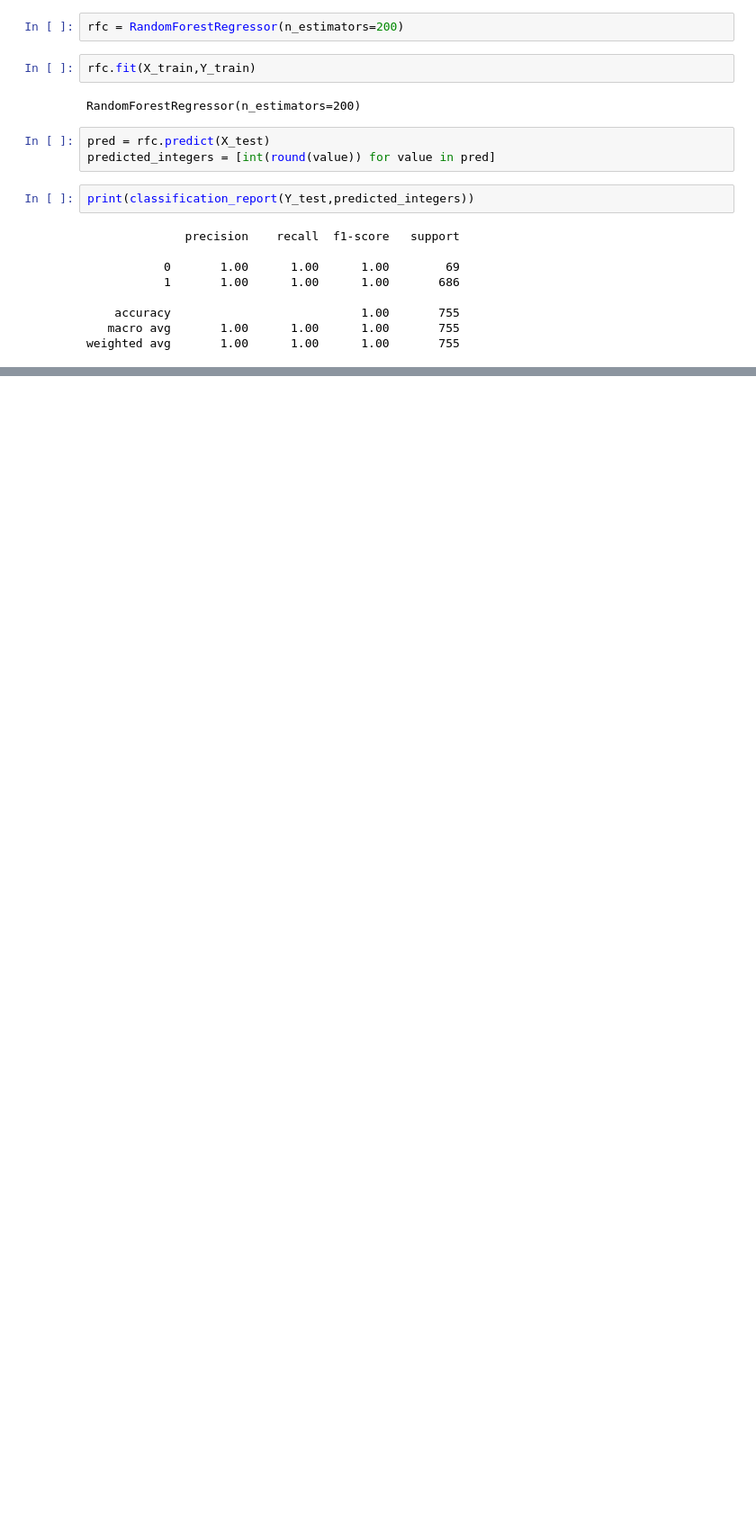
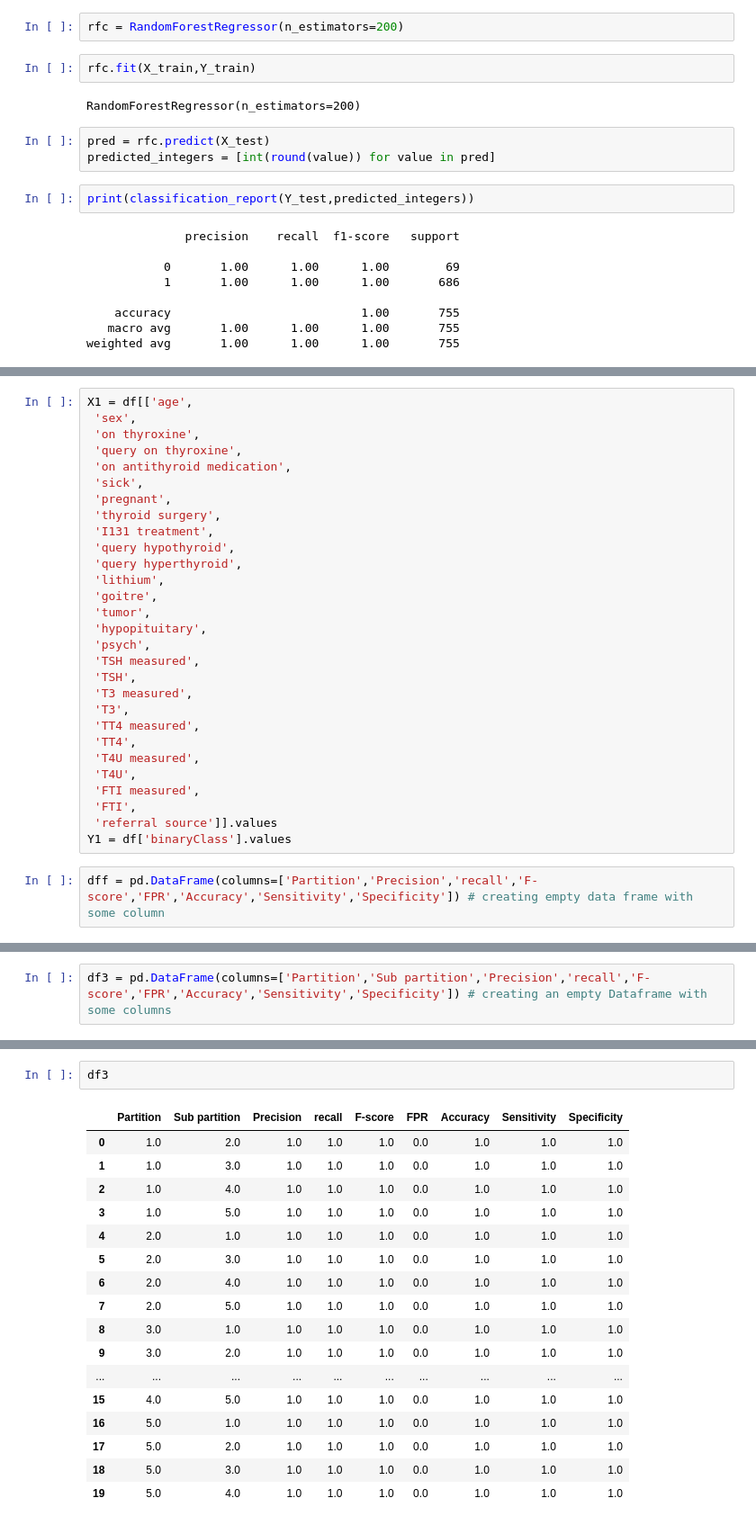
Before and after one commit to AnukulSri/DS_ML, a Jupyter notebook: Thyriod_prediction/hypothyroid.ipynb, the cells around one changed output, grey strips where cells are left out. Shown at 90% size. Cells and saved outputs as stored; diff of their text form; blank space fills up the shorter version.

```diff
--- a/Thyriod_prediction/hypothyroid.ipynb
+++ b/Thyriod_prediction/hypothyroid.ipynb
@@ -1125,0 +824,31 @@ weighted avg       1.00      1.00      1.00       840
+# %%
+X1 = df[['age',
+ 'sex',
+ 'on thyroxine',
+ 'query on thyroxine',
+ 'on antithyroid medication',
+ 'sick',
+ 'pregnant',
+ 'thyroid surgery',
+ 'I131 treatment',
+ 'query hypothyroid',
+ 'query hyperthyroid',
+ 'lithium',
+ 'goitre',
+ 'tumor',
+ 'hypopituitary',
+ 'psych',
+ 'TSH measured',
+ 'TSH',
+ 'T3 measured',
+ 'T3',
+ 'TT4 measured',
+ 'TT4',
+ 'T4U measured',
+ 'T4U',
+ 'FTI measured',
+ 'FTI',
+ 'referral source']].values
+Y1 = df['binaryClass'].values
+# %%
+dff = pd.DataFrame(columns=['Partition','Precision','recall','F-score','FPR','Accuracy','Sensitivity','Specificity']) # creating empty data frame with some column
@@ -1125,0 +964,2 @@ weighted avg       1.00      1.00      1.00       840
+# %%
+df3 = pd.DataFrame(columns=['Partition','Sub partition','Precision','recall','F-score','FPR','Accuracy','Sensitivity','Specificity']) # creating an empty Dataframe with some columns
@@ -1125,0 +1023,20 @@ weighted avg       1.00      1.00      1.00       840
+# %%
+df3
+# %% [output]
+|  | Partition | Sub partition | Precision | recall | F-score | FPR | Accuracy | Sensitivity | Specificity |
+| 0 | 1.0 | 2.0 | 1.0 | 1.0 | 1.0 | 0.0 | 1.0 | 1.0 | 1.0 |
+| 1 | 1.0 | 3.0 | 1.0 | 1.0 | 1.0 | 0.0 | 1.0 | 1.0 | 1.0 |
+| 2 | 1.0 | 4.0 | 1.0 | 1.0 | 1.0 | 0.0 | 1.0 | 1.0 | 1.0 |
+| 3 | 1.0 | 5.0 | 1.0 | 1.0 | 1.0 | 0.0 | 1.0 | 1.0 | 1.0 |
+| 4 | 2.0 | 1.0 | 1.0 | 1.0 | 1.0 | 0.0 | 1.0 | 1.0 | 1.0 |
+| 5 | 2.0 | 3.0 | 1.0 | 1.0 | 1.0 | 0.0 | 1.0 | 1.0 | 1.0 |
+| 6 | 2.0 | 4.0 | 1.0 | 1.0 | 1.0 | 0.0 | 1.0 | 1.0 | 1.0 |
+| 7 | 2.0 | 5.0 | 1.0 | 1.0 | 1.0 | 0.0 | 1.0 | 1.0 | 1.0 |
+| 8 | 3.0 | 1.0 | 1.0 | 1.0 | 1.0 | 0.0 | 1.0 | 1.0 | 1.0 |
+| 9 | 3.0 | 2.0 | 1.0 | 1.0 | 1.0 | 0.0 | 1.0 | 1.0 | 1.0 |
+| ... | ... | ... | ... | ... | ... | ... | ... | ... | ... |
+| 15 | 4.0 | 5.0 | 1.0 | 1.0 | 1.0 | 0.0 | 1.0 | 1.0 | 1.0 |
+| 16 | 5.0 | 1.0 | 1.0 | 1.0 | 1.0 | 0.0 | 1.0 | 1.0 | 1.0 |
+| 17 | 5.0 | 2.0 | 1.0 | 1.0 | 1.0 | 0.0 | 1.0 | 1.0 | 1.0 |
+| 18 | 5.0 | 3.0 | 1.0 | 1.0 | 1.0 | 0.0 | 1.0 | 1.0 | 1.0 |
+| 19 | 5.0 | 4.0 | 1.0 | 1.0 | 1.0 | 0.0 | 1.0 | 1.0 | 1.0 |
```
Also changed, not shown: parts of 43 cells of this notebook.
